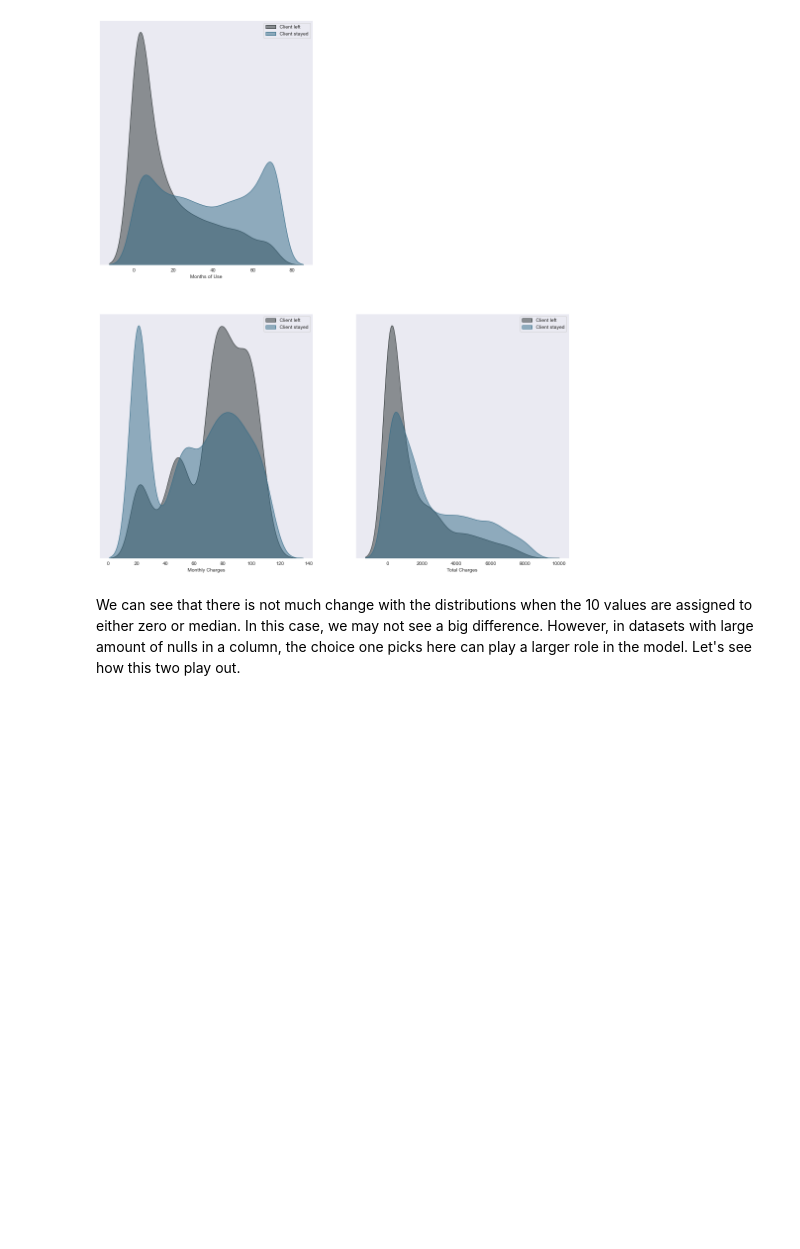
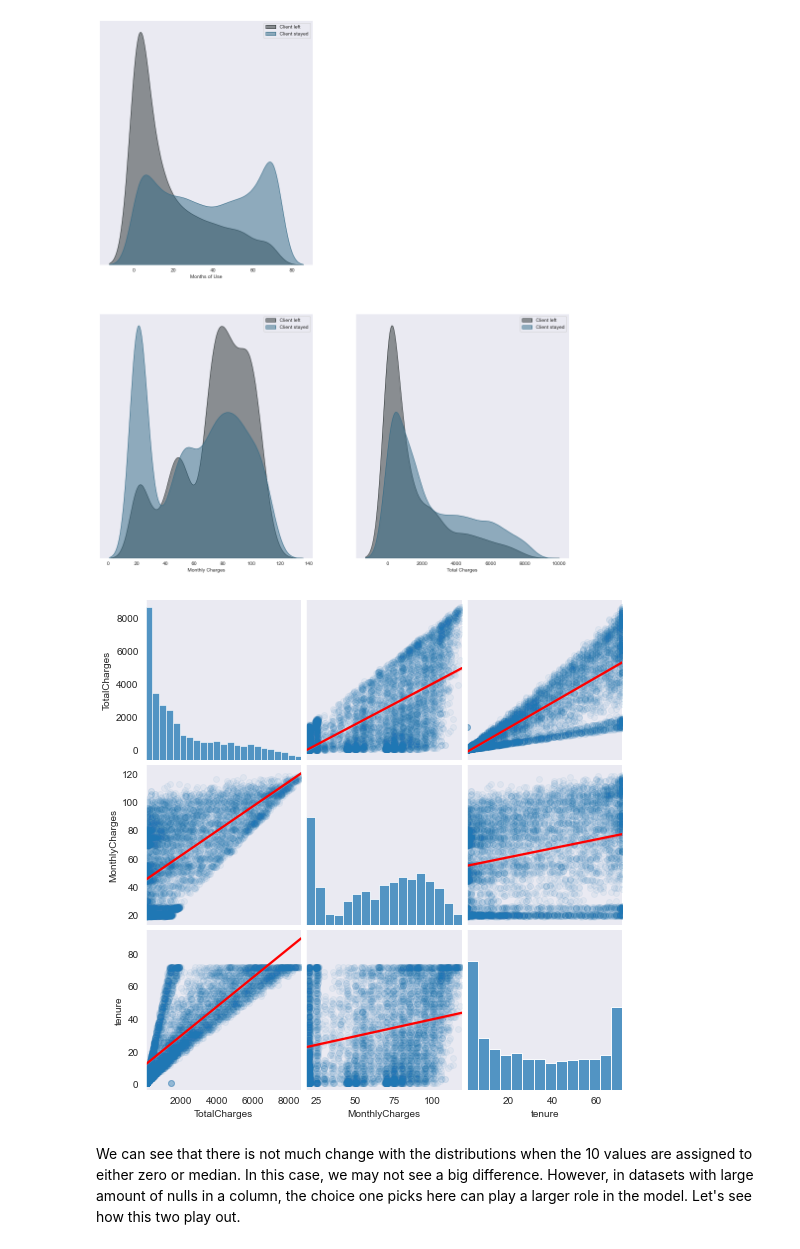
Before and after one commit to dwsmith1983/teleco_churn_kaggle, a Jupyter notebook: Teleco_Churn_Kaggle.ipynb, the cells around one changed output. Saved outputs shown, nothing was run; the diff lists cells and outputs as text; code cells hidden in the pictures; blank space fills up the shorter version.

```diff
--- a/Teleco_Churn_Kaggle.ipynb
+++ b/Teleco_Churn_Kaggle.ipynb
@@ -348,5 +374,9 @@ for col in num_columns:
 kdePlots(df_med_med)
 # %% [output]
 [figure]
+# %%
+scatterPairWise(df_med_med)
+# %% [output]
+[figure, added]
 # %% [markdown]
 We can see that there is not much change with the distributions when the 10 values are assigned to either zero or median. In this case, we may not see a big difference. However, in datasets with large amount of nulls in a column, the choice one picks here can play a larger role in the model. Let's see how this two play out.
```
Also changed, not shown: parts of 10 cells of this notebook.
